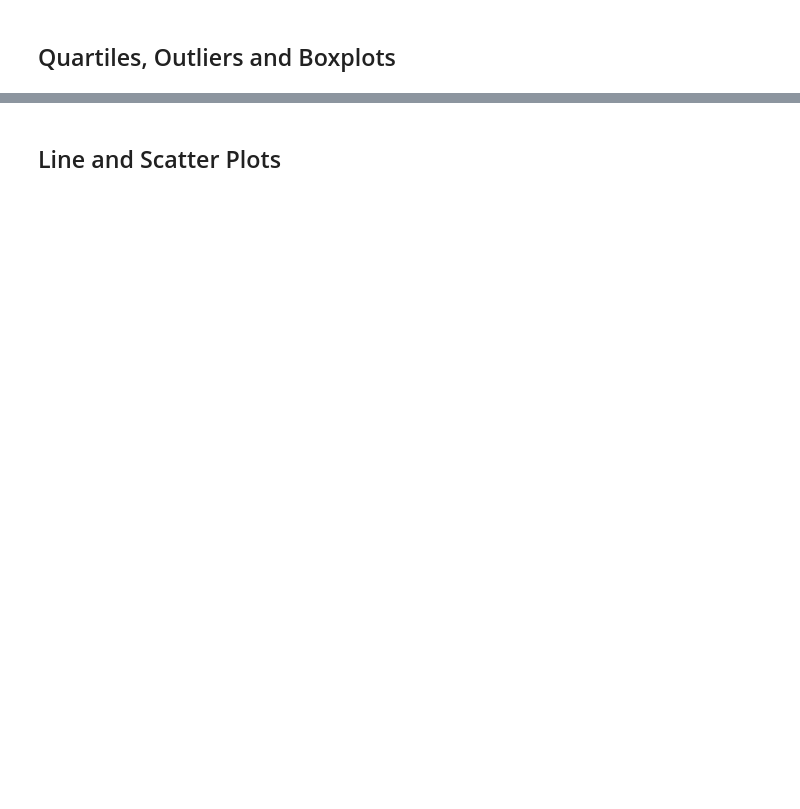
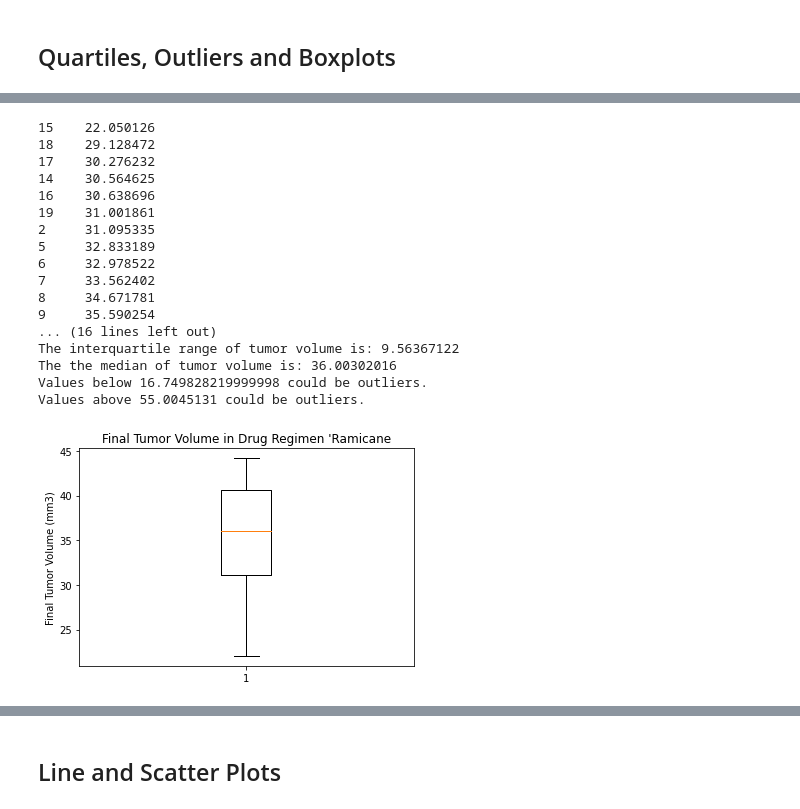
Before and after one commit to SoniMohandas/The_Power_of_Plots, a Jupyter notebook: Pharmaceuticals/pymaceuticals_starter.ipynb, the cells around one changed output, grey strips where cells are left out. Drawn from its saved outputs; the diff is of its cells as text; code cells hidden in the pictures; blank space fills up the shorter version.

```diff
--- a/Pharmaceuticals/pymaceuticals_starter.ipynb
+++ b/Pharmaceuticals/pymaceuticals_starter.ipynb
@@ -362,0 +356,49 @@ tumor_treatment=[]
+# %%
+# Extracting dataframe with drug regimen 'Capomulin'
+ramicane_regimen = treatment_regimen.loc[treatment_regimen['Drug Regimen']=='Ramicane'].reset_index()
+# print(capomulin_regimen)
+
+# Sorting Tumor Volume and resetting index
+ramicane_regimen=ramicane_regimen.Tumor_volume.sort_values()
+print(ramicane_regimen)
+
+quartiles = ramicane_regimen.quantile([.25,.5,.75])
+lowerq = quartiles[0.25]
+upperq = quartiles[0.75]
+iqr = upperq-lowerq
+
+print(f"The lower quartile of tumor volume is: {lowerq}")
+print(f"The upper quartile of tumor volume is: {upperq}")
+print(f"The interquartile range of tumor volume is: {iqr}")
+print(f"The the median of tumor volume is: {quartiles[0.5]} ")
+
+lower_bound = lowerq - (1.5*iqr)
+upper_bound = upperq + (1.5*iqr)
+print(f"Values below {lower_bound} could be outliers.")
+print(f"Values above {upper_bound} could be outliers.")
+
+# Generate a box plot of the final tumor volume of each mouse across four regimens of interest
+fig1, ax1 = plt.subplots()
+ax1.set_title("Final Tumor Volume in Drug Regimen 'Ramicane")
+ax1.set_ylabel("Final Tumor Volume (mm3)")
+ax1.boxplot(ramicane_regimen)
+plt.show()
+# %% [output]
+15    22.050126
+18    29.128472
+17    30.276232
+14    30.564625
+16    30.638696
+19    31.001861
+2     31.095335
+5     32.833189
+6     32.978522
+7     33.562402
+8     34.671781
+9     35.590254
+... (16 lines left out)
+The interquartile range of tumor volume is: 9.56367122
+The the median of tumor volume is: 36.00302016
+Values below 16.749828219999998 could be outliers.
+Values above 55.0045131 could be outliers.
+[figure, added]
```
Also changed, not shown: parts of 17 cells of this notebook.
